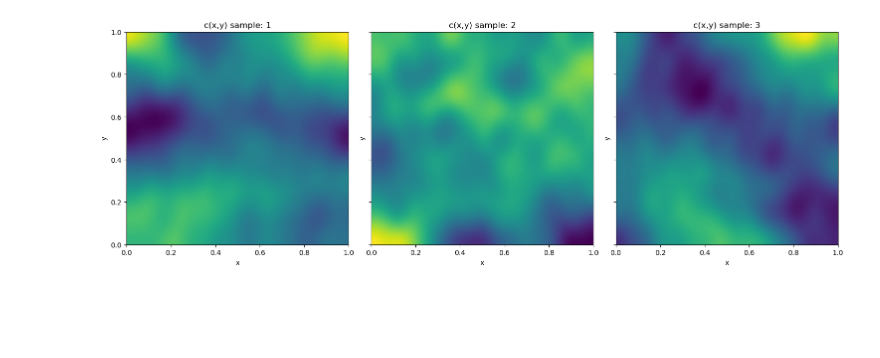
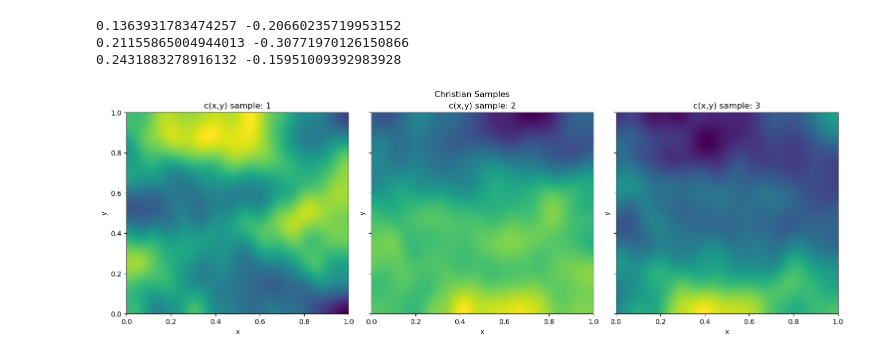
Before and after one commit to ChristianJzB/Projects, a Jupyter notebook: Deep_Solvers/Neural_Operators/Trade_Cost_Accuracy/KLE.ipynb, the cells around one changed output. Saved outputs shown, nothing was run; the diff lists cells and outputs as text; code cells hidden in the pictures; blank space fills up the shorter version.

```diff
--- a/Deep_Solvers/Neural_Operators/Trade_Cost_Accuracy/KLE.ipynb
+++ b/Deep_Solvers/Neural_Operators/Trade_Cost_Accuracy/KLE.ipynb
@@ -30,22 +30,21 @@ def c_func_random(x1, x2,seq_pairs,tao = 3, d = 2):
     N_KL = seq_pairs.shape[0]
     theta = np.random.normal(0,1,N_KL)
 
-    a = np.zeros_like(x1)
+    c = np.zeros_like(x1)
 
     for i in range(N_KL):
 
         λ = ((np.pi**2)*(seq_pairs[i, 0]**2 + seq_pairs[i, 1]**2) + tao**2)**(-d)
 
         if ((seq_pairs[i, 0] == 0) & (seq_pairs[i, 1] == 0)):
-            a += theta[i] * np.sqrt(λ)
+           c += theta[i] * np.sqrt(λ)
         elif (seq_pairs[i, 0] == 0):
-            a += theta[i] * np.sqrt(λ) * np.sqrt(2)*np.cos(np.pi * (seq_pairs[i, 1]*x2))
+           c += theta[i] * np.sqrt(λ) * np.sqrt(2)*np.cos(np.pi * (seq_pairs[i, 1]*x2))
         elif (seq_pairs[i, 1] == 0):
-            a += theta[i] * np.sqrt(λ) * np.sqrt(2)*np.cos(np.pi * (seq_pairs[i, 0]*x1))
+           c += theta[i] * np.sqrt(λ) * np.sqrt(2)*np.cos(np.pi * (seq_pairs[i, 0]*x1))
         else:
-            a += theta[i] * np.sqrt(λ) * 2*np.cos(np.pi * (seq_pairs[i, 0]*x1)) *  np.cos(np.pi * (seq_pairs[i, 1]*x2))
-
-    return a
+            c += theta[i] * np.sqrt(λ) * 2*np.cos(np.pi * (seq_pairs[i, 0]*x1)) *  np.cos(np.pi * (seq_pairs[i, 1]*x2))
+    return c
 # %%
 N_KL = 150
 seq_pairs = compute_seq_pairs(N_KL)
@@ -55,10 +54,15 @@ xgrid = np.linspace(0,1,N+1)
 Y, X = np.meshgrid(xgrid, xgrid)
 # %%
 _, axs = plt.subplots(1,3,figsize = (15,5), layout='constrained', sharey=True)
-
+plt.suptitle("Christian Samples")
 for i in range(3):
     c = c_func_random(Y,X,seq_pairs)
+    print(np.max(c),np.min(c))
+
     axs[i].pcolormesh(X, Y, c, shading="gouraud")
     axs[i].set_xlabel("x"), axs[i].set_ylabel("y"), axs[i].set_title(f"c(x,y) sample: {i+1}")
 # %% [output]
+0.1363931783474257 -0.20660235719953152
+0.21155865004944013 -0.30771970126150866
+0.2431883278916132 -0.15951009392983928
-[figure, old version]
+[figure, new version]
```
Also changed, not shown: parts of 11 cells of this notebook, 12 other files.
